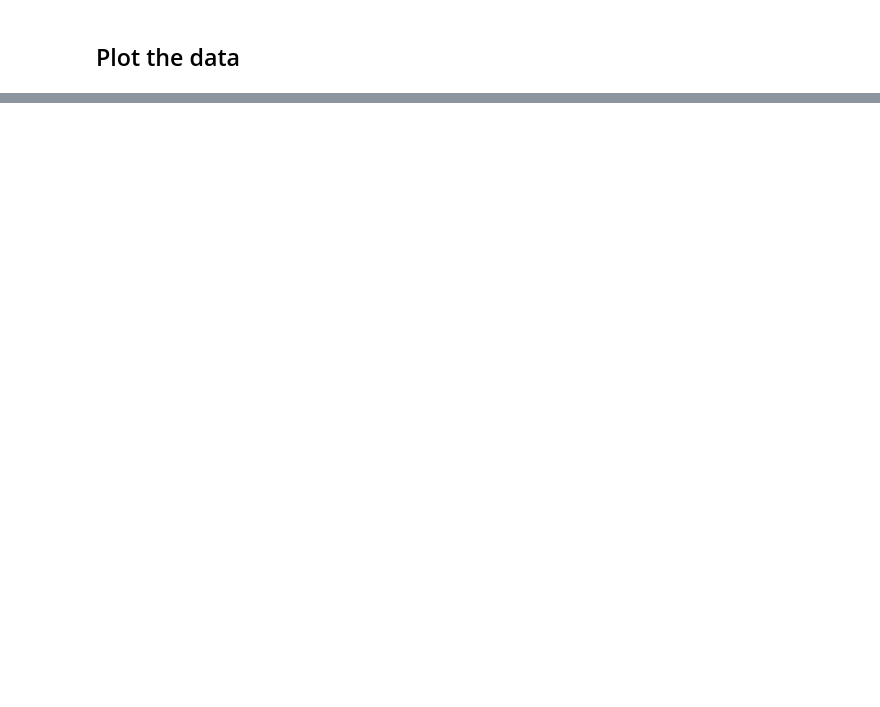
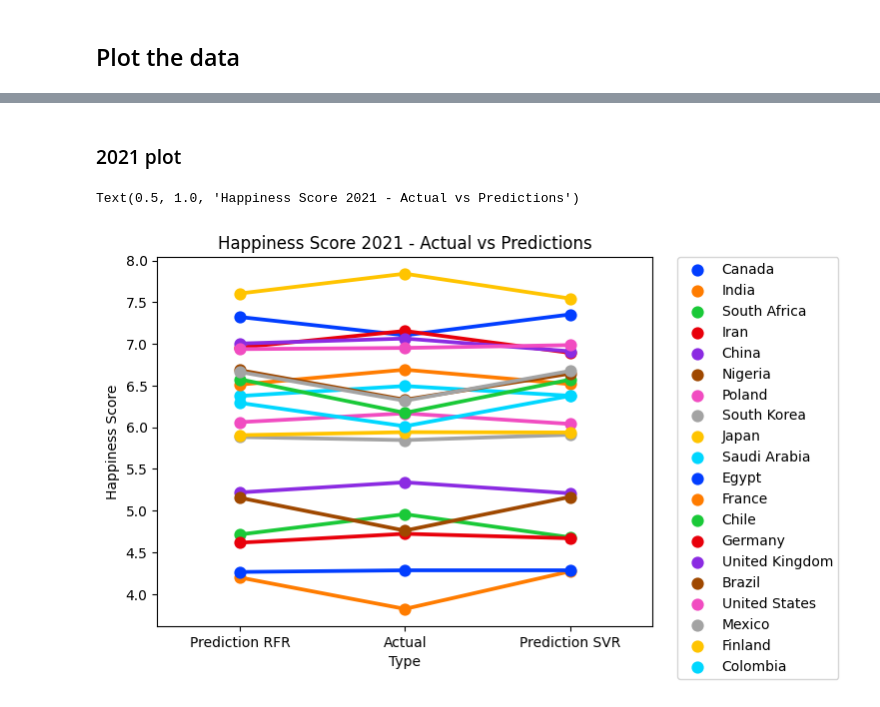
Before and after one commit to thirdcoffee/predicting-world-happiness, a Jupyter notebook: notebooks/predictor.ipynb, the cells around one changed output, grey strips where cells are left out. Cells and saved outputs as stored; diff of their text form; code cells hidden in the pictures; blank space fills up the shorter version.

```diff
--- a/notebooks/predictor.ipynb
+++ b/notebooks/predictor.ipynb
@@ -566,0 +560,11 @@ output_f.explode(output_f.columns.tolist())
+# %% [markdown]
+### 2021 plot
+# %%
+plot_frame_21 = plot_frame.loc[plot_frame['Year'] == 2021].copy()
+
+plt = sns.pointplot(data=plot_frame_21, x='Type', y='Happiness Score', order=['Prediction RFR','Actual','Prediction SVR'], hue='Country', errorbar=("pi", 100), join=True, palette='bright')
+plt.legend(bbox_to_anchor=(1.05, 1), loc=2, borderaxespad=0.)
+plt.set_title('Happiness Score 2021 - Actual vs Predictions')
+# %% [output]
+Text(0.5, 1.0, 'Happiness Score 2021 - Actual vs Predictions')
+[figure, added]
```
Also changed, not shown: parts of 3 cells of this notebook, 3 other files.
